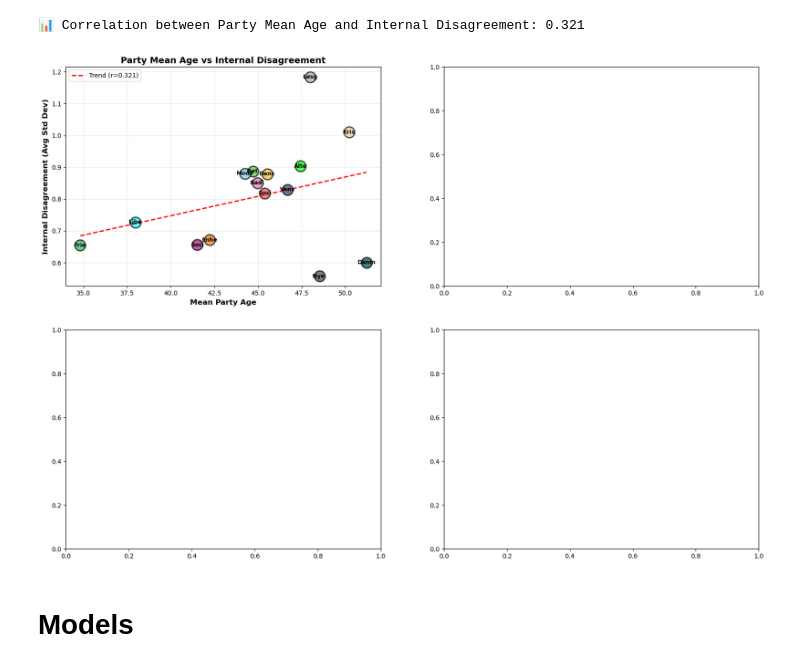
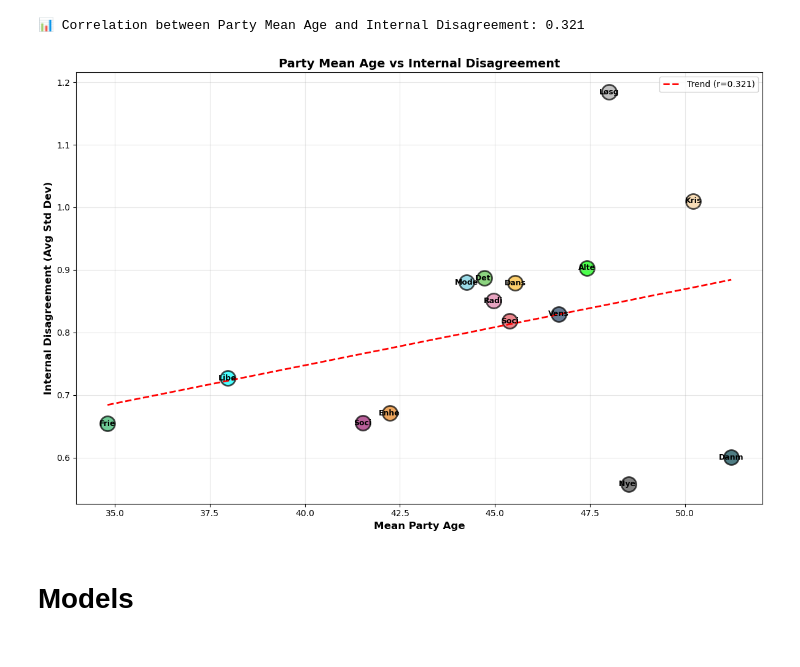
Before and after one commit to sergioqueber/assignment-3-mle-polski-team, a Jupyter notebook: 3. Candidate Test 2022 I.ipynb, the cells around one changed output. Saved outputs shown, nothing was run; the diff lists cells and outputs as text; code cells hidden in the pictures.

```diff
--- a/3. Candidate Test 2022 I.ipynb
+++ b/3. Candidate Test 2022 I.ipynb
@@ -285,8 +285,10 @@ display(age_by_party)
 | Liberal Alliance | 68 | 37.97 | 37.0 | 13.74 | 18 | 72 |
 | Frie Grønne, Danmarks Nye Venstre... | 26 | 34.81 | 33.0 | 10.78 | 20 | 62 |
 # %%
-fig, axes = plt.subplots(2, 2, figsize=(16, 12))
-ax1 = axes[0, 0]
+fig, axes = plt.subplots(3, 1, figsize=(16, 32))
+
+# 1. Age Distribution by Party (Box Plot)
+ax1 = axes[0]
 party_order = age_by_party.index.tolist()
 colors = [party_colors.get(p, '#808080') for p in party_order]
 box_data = [alldata_clean[alldata_clean['parti'] == party]['alder'].values
@@ -306,7 +308,8 @@ ax1.set_xticklabels(party_order, rotation=45, ha='right', fontsize=10)
 ax1.set_title('Age Distribution by Party (Box Plot)', fontsize=14, fontweight='bold')
 ax1.grid(True, alpha=0.3)
 
-ax2 = axes[0, 1]
+# 2. Mean Age by Party (Bar Chart)
+ax2 = axes[1]
 ax2.bar(range(len(party_order)), age_by_party['Mean Age'],
         color=colors, alpha=0.7, edgecolor='black')
 ax2.set_xticks(range(len(party_order)))
@@ -319,7 +322,8 @@ ax2.grid(True, alpha=0.3, axis='y')
 for i, v in enumerate(age_by_party['Mean Age']):
     ax2.text(i, v + 1, f'{v:.1f}', ha='center', va='bottom', fontweight='bold')
 
-ax3 = axes[1, 0]
+# 3. Age Range by Party (Range Plot)
+ax3 = axes[2]
 y_pos = np.arange(len(party_order))
 
 # Plot the range (min to max) as lines
@@ -340,9 +344,6 @@ ax3.set_ylabel('Party', fontsize=12, fontweight='bold')
 ax3.set_title('Age Range by Party (Min, Mean◆, Max)', fontsize=14, fontweight='bold')
 ax3.grid(True, alpha=0.3, axis='x')
 
-# Hide the 4th subplot (bottom right)
-axes[1, 1].set_visible(False)
-
 plt.tight_layout()
 plt.show()
 # %% [output]
@@ -723,30 +719,32 @@ print(f"\n📊 Correlation between Party Mean Age and Internal Disagreement: {ag
 # %% [output]
 📊 Correlation between Party Mean Age and Internal Disagreement: 0.321
 # %%
-fig, axes = plt.subplots(2, 2, figsize=(20, 14))
+fig, ax = plt.subplots(1, 1, figsize=(12, 8))
 
-# 1. Scatter: Mean Party Age vs Internal Disagreement
-ax1 = axes[0, 0]
+# Scatter: Mean Party Age vs Internal Disagreement
 for _, row in party_age_cohesion.iterrows():
-    ax1.scatter(row['Mean Age'], row['Avg Std Dev'],
+    ax.scatter(row['Mean Age'], row['Avg Std Dev'],
                 color=party_colors.get(row['Party'], '#808080'),
                 s=300, alpha=0.7, edgecolor='black', linewidth=2)
-    ax1.text(row['Mean Age'], row['Avg Std Dev'], row['Party'][:4],
+    ax.text(row['Mean Age'], row['Avg Std Dev'], row['Party'][:4],
              ha='center', va='center', fontsize=9, fontweight='bold')
 
 z = np.polyfit(party_age_cohesion['Mean Age'], party_age_cohesion['Avg Std Dev'], 1)
 p = np.poly1d(z)
-ax1.plot(sorted(party_age_cohesion['Mean Age']),
+ax.plot(sorted(party_age_cohesion['Mean Age']),
          p(sorted(party_age_cohesion['Mean Age'])),
          "r--", linewidth=2, label=f'Trend (r={age_cohesion_corr:.3f})')
 
-ax1.set_xlabel('Mean Party Age', fontsize=12, fontweight='bold')
-ax1.set_ylabel('Internal Disagreement (Avg Std Dev)', fontsize=12, fontweight='bold')
-ax1.set_title('Party Mean Age vs Internal Disagreement', fontsize=14, fontweight='bold')
-ax1.legend()
-ax1.grid(True, alpha=0.3)
+ax.set_xlabel('Mean Party Age', fontsize=12, fontweight='bold')
+ax.set_ylabel('Internal Disagreement (Avg Std Dev)', fontsize=12, fontweight='bold')
+ax.set_title('Party Mean Age vs Internal Disagreement', fontsize=14, fontweight='bold')
+ax.legend()
+ax.grid(True, alpha=0.3)
+
+plt.tight_layout()
+plt.show()
 # %% [output]
-[figure, old version]
+[figure, new version]
 # %% [markdown]
 # Models
 # %%
```
Also changed, not shown: parts of 3 cells of this notebook.
